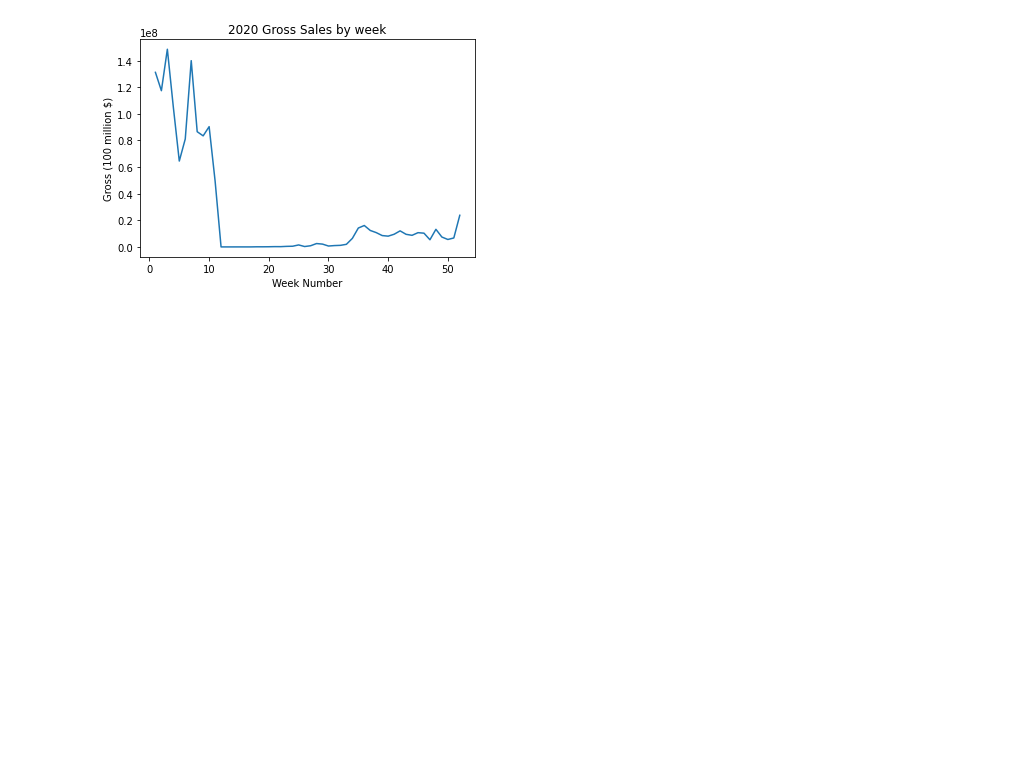
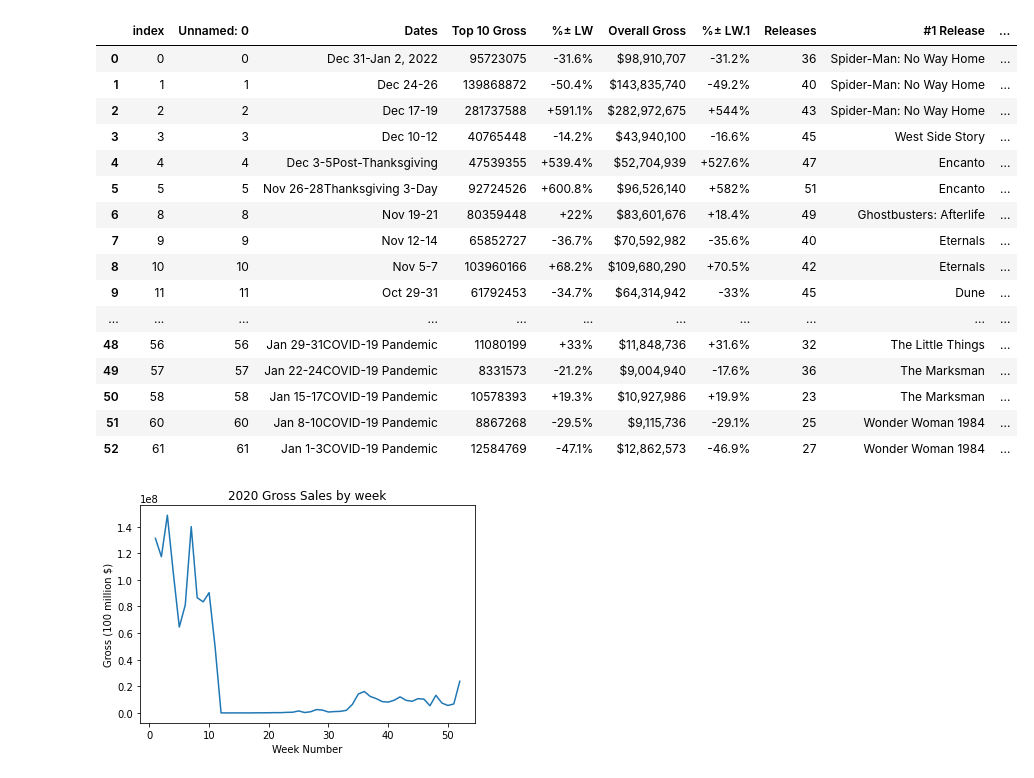
Before and after one commit to Chai-Time1/Is-Cinema-Back-to-Normal-, a Jupyter notebook: visualizations/2021Visualization.ipynb, the cells around one changed output. Saved outputs shown, nothing was run; the diff lists cells and outputs as text; code cells hidden in the pictures; blank space fills up the shorter version.

```diff
--- a/visualizations/2020 visualization.ipynb
+++ b/visualizations/2021Visualization.ipynb
@@ -33,3 +4,32 @@ df2020
+# %%
+df2021 = pd.read_csv('data2021.csv')
+
+
+
+
+df2021 = df2021.drop(index=[6,7,15,21,30,37,46,54,59])
+
+df2021 = df2021.reset_index()
+
+df2021
+# %% [output]
+|  | index | Unnamed: 0 | Dates | Top 10 Gross | %± LW | Overall Gross | %± LW.1 | Releases | #1 Release | ... |
+| 0 | 0 | 0 | Dec 31-Jan 2, 2022 | 95723075 | -31.6% | $98,910,707 | -31.2% | 36 | Spider-Man: No Way Home | ... |
+| 1 | 1 | 1 | Dec 24-26 | 139868872 | -50.4% | $143,835,740 | -49.2% | 40 | Spider-Man: No Way Home | ... |
+| 2 | 2 | 2 | Dec 17-19 | 281737588 | +591.1% | $282,972,675 | +544% | 43 | Spider-Man: No Way Home | ... |
+| 3 | 3 | 3 | Dec 10-12 | 40765448 | -14.2% | $43,940,100 | -16.6% | 45 | West Side Story | ... |
+| 4 | 4 | 4 | Dec 3-5Post-Thanksgiving | 47539355 | +539.4% | $52,704,939 | +527.6% | 47 | Encanto | ... |
+| 5 | 5 | 5 | Nov 26-28Thanksgiving 3-Day | 92724526 | +600.8% | $96,526,140 | +582% | 51 | Encanto | ... |
+| 6 | 8 | 8 | Nov 19-21 | 80359448 | +22% | $83,601,676 | +18.4% | 49 | Ghostbusters: Afterlife | ... |
+| 7 | 9 | 9 | Nov 12-14 | 65852727 | -36.7% | $70,592,982 | -35.6% | 40 | Eternals | ... |
+| 8 | 10 | 10 | Nov 5-7 | 103960166 | +68.2% | $109,680,290 | +70.5% | 42 | Eternals | ... |
+| 9 | 11 | 11 | Oct 29-31 | 61792453 | -34.7% | $64,314,942 | -33% | 45 | Dune | ... |
+| ... | ... | ... | ... | ... | ... | ... | ... | ... | ... | ... |
+| 48 | 56 | 56 | Jan 29-31COVID-19 Pandemic | 11080199 | +33% | $11,848,736 | +31.6% | 32 | The Little Things | ... |
+| 49 | 57 | 57 | Jan 22-24COVID-19 Pandemic | 8331573 | -21.2% | $9,004,940 | -17.6% | 36 | The Marksman | ... |
+| 50 | 58 | 58 | Jan 15-17COVID-19 Pandemic | 10578393 | +19.3% | $10,927,986 | +19.9% | 23 | The Marksman | ... |
+| 51 | 60 | 60 | Jan 8-10COVID-19 Pandemic | 8867268 | -29.5% | $9,115,736 | -29.1% | 25 | Wonder Woman 1984 | ... |
+| 52 | 61 | 61 | Jan 1-3COVID-19 Pandemic | 12584769 | -47.1% | $12,862,573 | -46.9% | 27 | Wonder Woman 1984 | ... |
 # %%
 plt.plot(df2020['Week'], df2020['Top 10 Gross'])
 plt.xlabel("Week Number")
```
Also changed, not shown: parts of 2 cells of this notebook, 2 other files.
